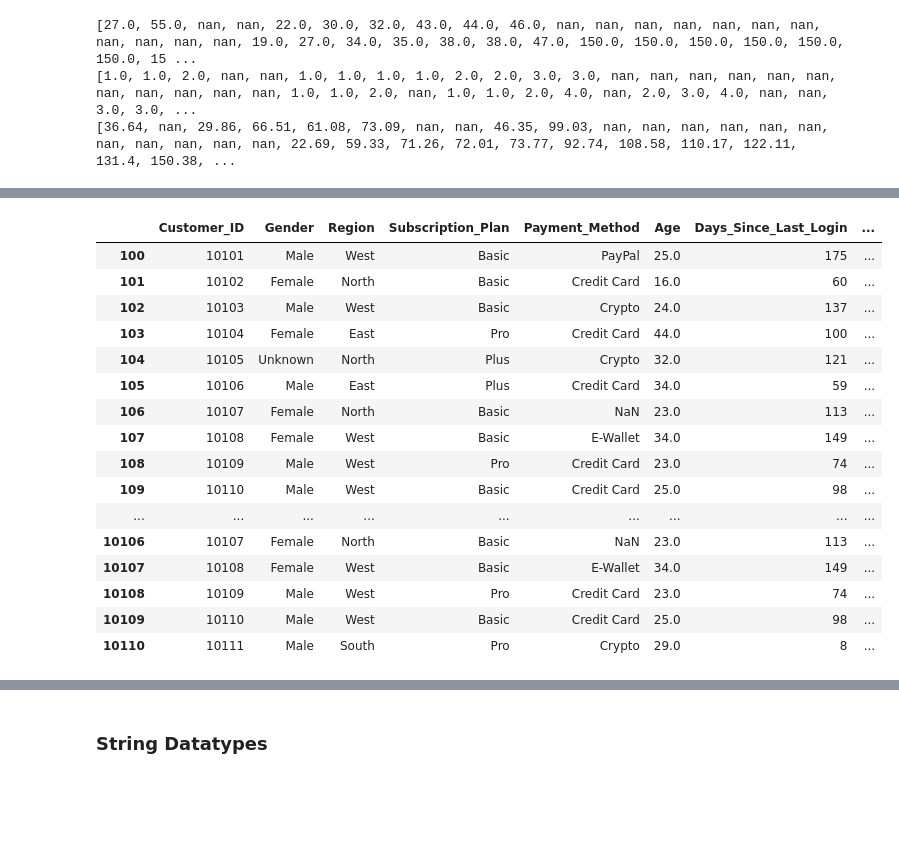
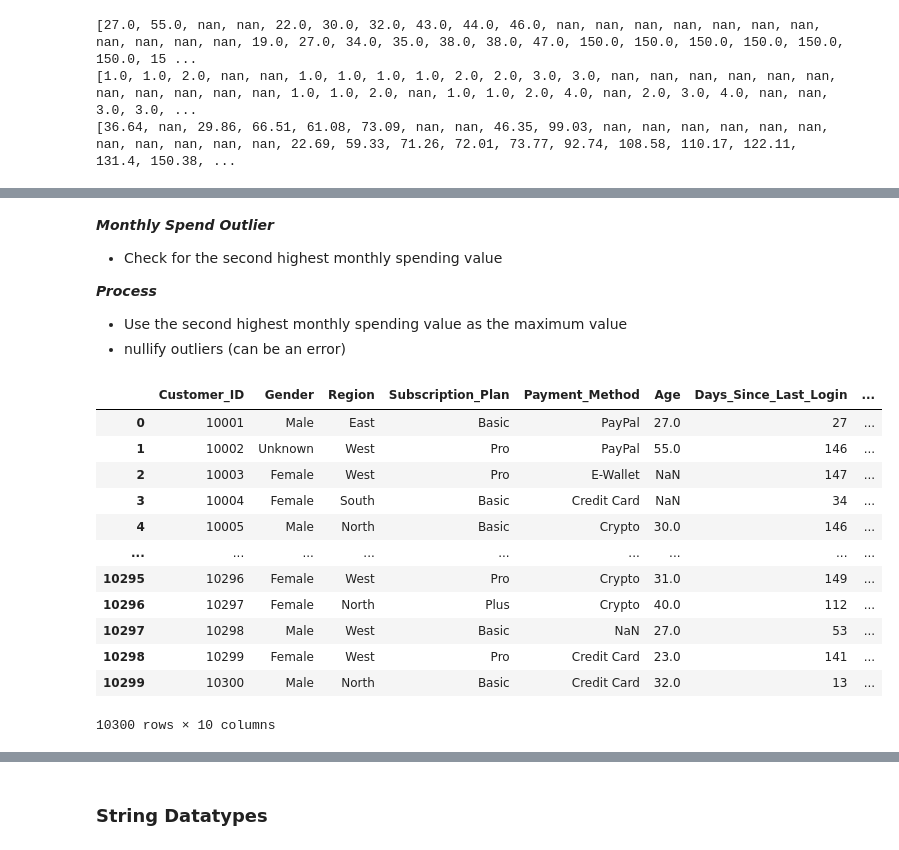
Before and after one commit to JL-Moreno021/E-Commerce-Customer-Churn-Audit, a Jupyter notebook: Data Cleaning.ipynb, the cells around one changed output, grey strips where cells are left out. Drawn from its saved outputs; the diff is of its cells as text; code cells hidden in the pictures; blank space fills up the shorter version.

```diff
--- a/Data Cleaning.ipynb
+++ b/Data Cleaning.ipynb
@@ -65,4 +72,6 @@ for cols in ['Age', 'Customer_Service_Calls', 'Monthly_Spend']:
 # %%
 inv_age = df[df['Age'] > 70]
-inv_age
+
+df['Age'] = df['Age'].where(df['Age'] < 71)
+df['Age']
 # %% [output]
@@ -86,21 +90,26 @@ inv_age
+# %% [markdown]
+**_Monthly Spend Outlier_**<br>
+- Check for the second highest monthly spending value
+
+**_Process_**<br>
+- Use the second highest monthly spending value as the maximum value
+- nullify outliers (can be an error)
 # %%
 max_spend = df[df['Monthly_Spend'] > 290]
-max_spend
+
+df['Monthly_Spend'] = df['Monthly_Spend'].where(df['Monthly_Spend'] < 291)
+df
 # %% [output]
 |  | Customer_ID | Gender | Region | Subscription_Plan | Payment_Method | Age | Days_Since_Last_Login | ... |
-| 100 | 10101 | Male | West | Basic | PayPal | 25.0 | 175 | ... |
-| 101 | 10102 | Female | North | Basic | Credit Card | 16.0 | 60 | ... |
-| 102 | 10103 | Male | West | Basic | Crypto | 24.0 | 137 | ... |
-| 103 | 10104 | Female | East | Pro | Credit Card | 44.0 | 100 | ... |
-| 104 | 10105 | Unknown | North | Plus | Crypto | 32.0 | 121 | ... |
-| 105 | 10106 | Male | East | Plus | Credit Card | 34.0 | 59 | ... |
-| 106 | 10107 | Female | North | Basic | NaN | 23.0 | 113 | ... |
-| 107 | 10108 | Female | West | Basic | E-Wallet | 34.0 | 149 | ... |
-| 108 | 10109 | Male | West | Pro | Credit Card | 23.0 | 74 | ... |
-| 109 | 10110 | Male | West | Basic | Credit Card | 25.0 | 98 | ... |
+| 0 | 10001 | Male | East | Basic | PayPal | 27.0 | 27 | ... |
+| 1 | 10002 | Unknown | West | Pro | PayPal | 55.0 | 146 | ... |
+| 2 | 10003 | Female | West | Pro | E-Wallet | NaN | 147 | ... |
+| 3 | 10004 | Female | South | Basic | Credit Card | NaN | 34 | ... |
+| 4 | 10005 | Male | North | Basic | Crypto | 30.0 | 146 | ... |
 | ... | ... | ... | ... | ... | ... | ... | ... | ... |
-| 10106 | 10107 | Female | North | Basic | NaN | 23.0 | 113 | ... |
-| 10107 | 10108 | Female | West | Basic | E-Wallet | 34.0 | 149 | ... |
-| 10108 | 10109 | Male | West | Pro | Credit Card | 23.0 | 74 | ... |
-| 10109 | 10110 | Male | West | Basic | Credit Card | 25.0 | 98 | ... |
-| 10110 | 10111 | Male | South | Pro | Crypto | 29.0 | 8 | ... |
+| 10295 | 10296 | Female | West | Pro | Crypto | 31.0 | 149 | ... |
+| 10296 | 10297 | Female | North | Plus | Crypto | 40.0 | 112 | ... |
+| 10297 | 10298 | Male | West | Basic | NaN | 27.0 | 53 | ... |
+| 10298 | 10299 | Female | West | Pro | Credit Card | 23.0 | 141 | ... |
+| 10299 | 10300 | Male | North | Basic | Credit Card | 32.0 | 13 | ... |
+10300 rows × 10 columns
```
Also changed, not shown: parts of 6 cells of this notebook, 1 other file.
